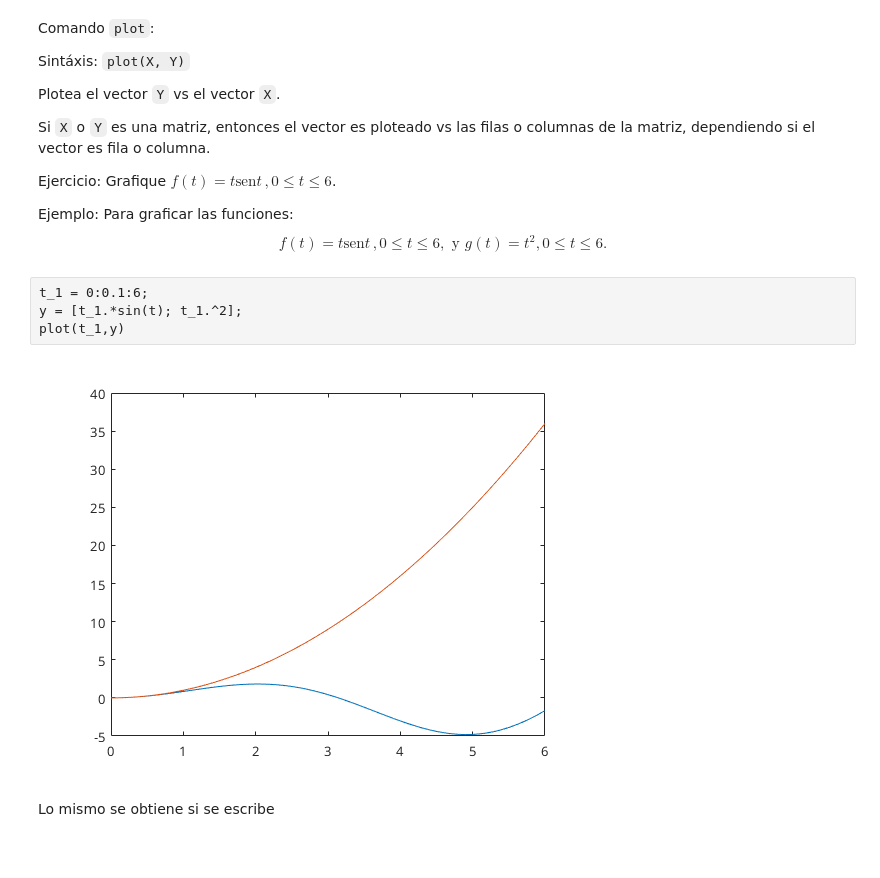
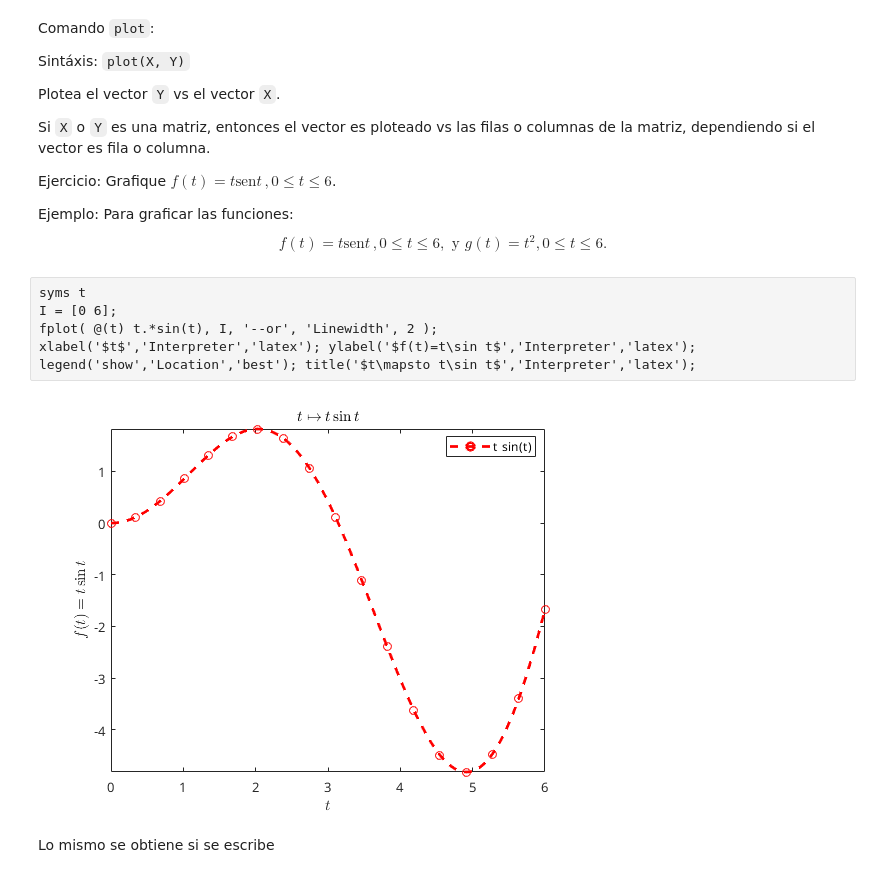
Before and after one commit to carlosal1015/Finite-element-method-FEM, a Jupyter notebook: 2018/Notebooks/Functions_in_MATLAB_I.ipynb, the cells around one changed output. Saved outputs shown, nothing was run; the diff lists cells and outputs as text.

```diff
--- a/2018/Notebooks/Functions_in_MATLAB_I.ipynb
+++ b/2018/Notebooks/Functions_in_MATLAB_I.ipynb
@@ -150,11 +139,13 @@ Ejercicio: Grafique $f(t)=t\mathrm{sen}t\,,0\le t\le 6$.
 
 Ejemplo: Para graficar las funciones:
 $$f(t)=t\mathrm{sen}t\,,0\le t\le 6, \text{ y } g(t)=t^2,0\le t\le 6.$$
-# %%
-t_1 = 0:0.1:6;
-y = [t_1.*sin(t); t_1.^2];
-plot(t_1,y)
-# %% [output]
-[figure, removed]
+# %%
+syms t
+I = [0 6];
+fplot( @(t) t.*sin(t), I, '--or', 'Linewidth', 2 );
+xlabel('$t$','Interpreter','latex'); ylabel('$f(t)=t\sin t$','Interpreter','latex');
+legend('show','Location','best'); title('$t\mapsto t\sin t$','Interpreter','latex');
+# %% [output]
+[figure, added]
 # %% [markdown]
 Lo mismo se obtiene si se escribe
```
Also changed, not shown: parts of 22 cells of this notebook, 27 other files.
